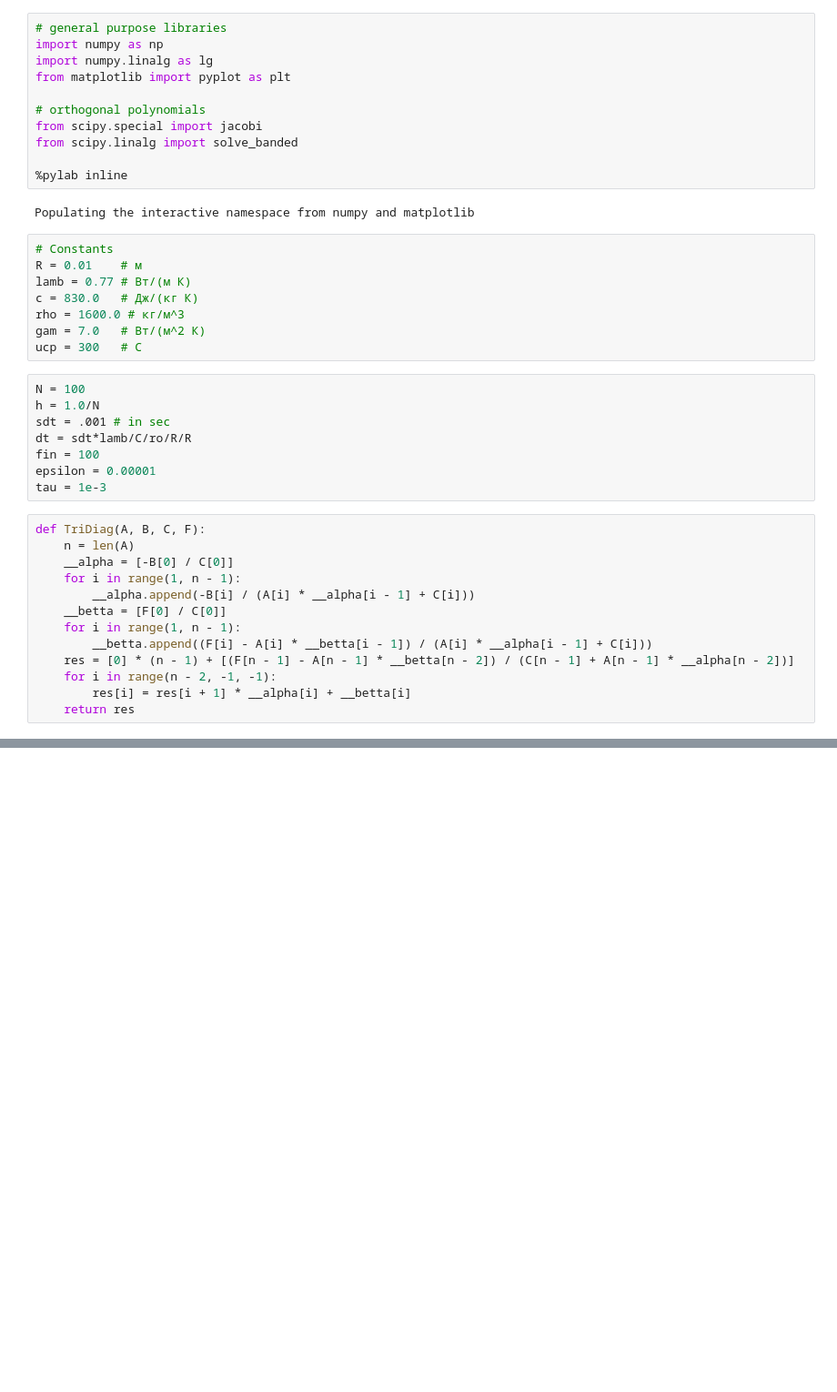
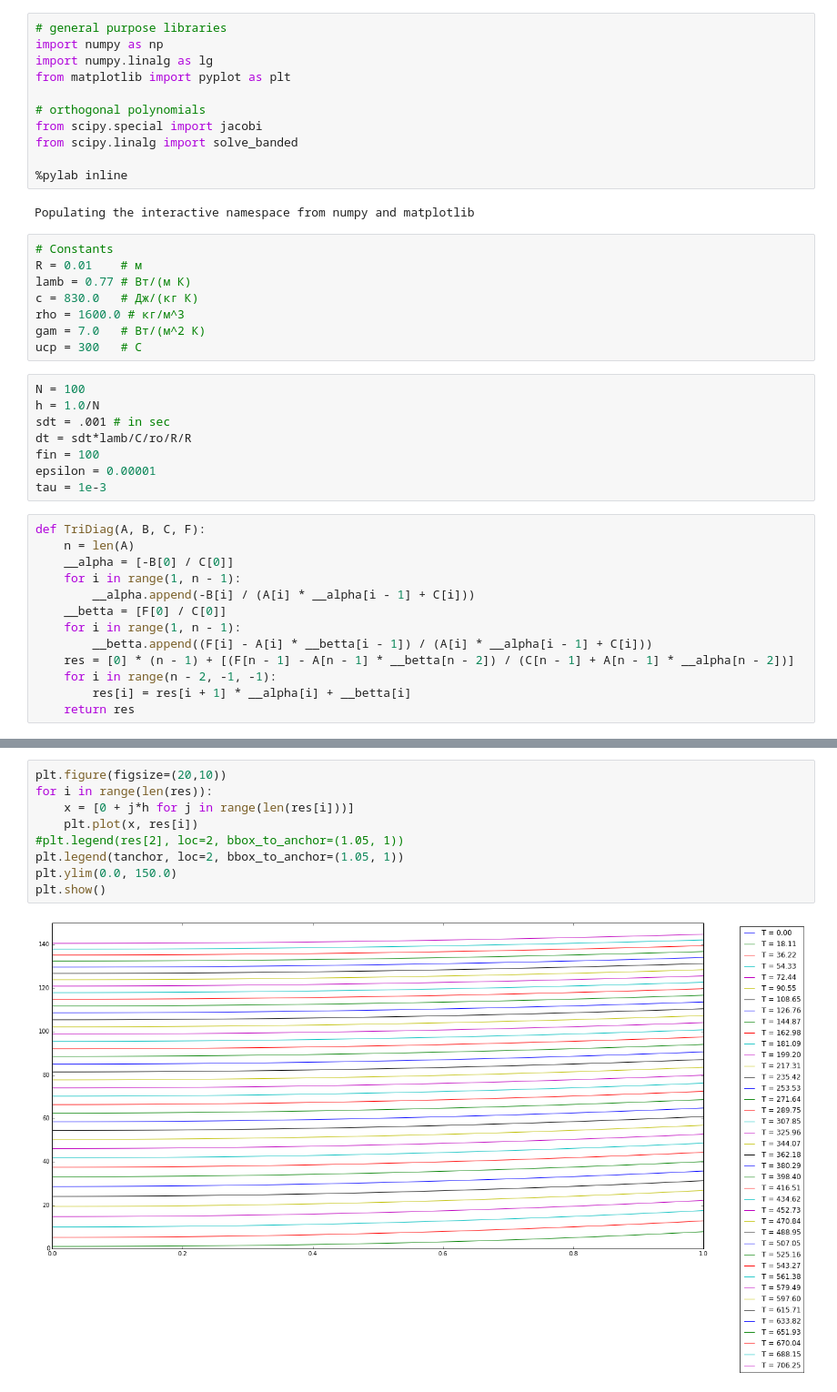
Before and after one commit to FalconUA/numerical-analysis, a Jupyter notebook: s3-3/appointment_s3-3.ipynb, the cells around one changed output, grey strips where cells are left out. Shown: that part at 91% size. Cells and saved outputs as stored; diff of their text form; blank space fills up the shorter version.

```diff
--- a/s3-3/appointment_s3-3.ipynb
+++ b/s3-3/appointment_s3-3.ipynb
@@ -119,0 +130,11 @@ plt.show()
+# %%
+plt.figure(figsize=(20,10))
+for i in range(len(res)):
+    x = [0 + j*h for j in range(len(res[i]))]
+    plt.plot(x, res[i])
+#plt.legend(res[2], loc=2, bbox_to_anchor=(1.05, 1))
+plt.legend(tanchor, loc=2, bbox_to_anchor=(1.05, 1))
+plt.ylim(0.0, 150.0)
+plt.show()
+# %% [output]
+[figure, added]
```
Also changed, not shown: parts of 4 cells of this notebook, 2 other files.
